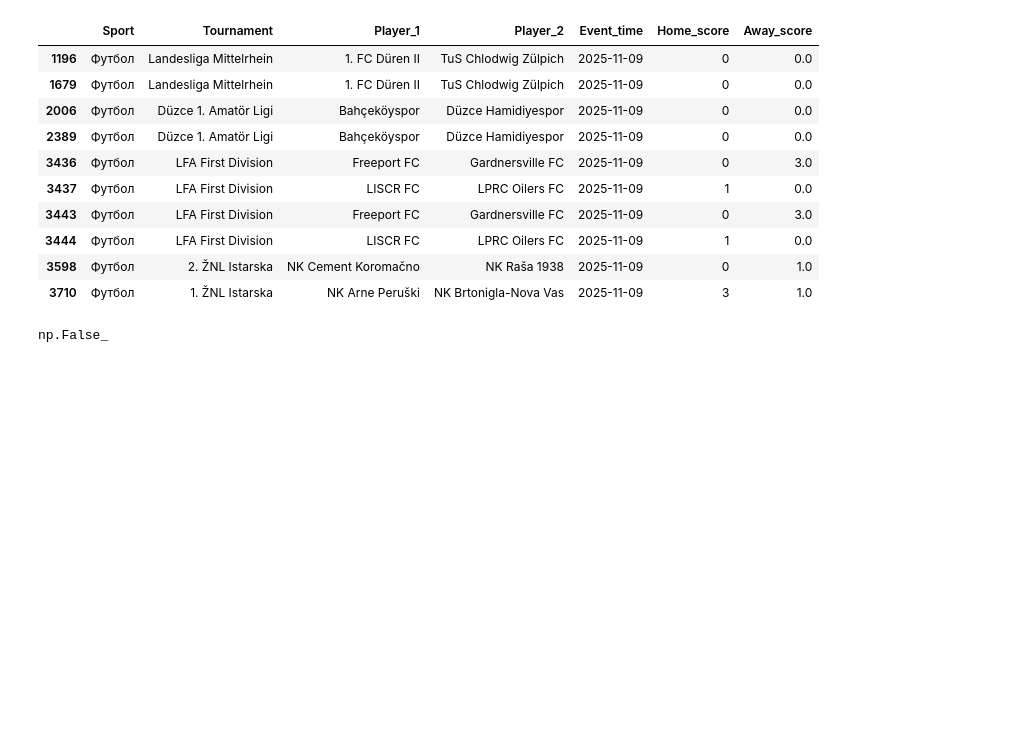
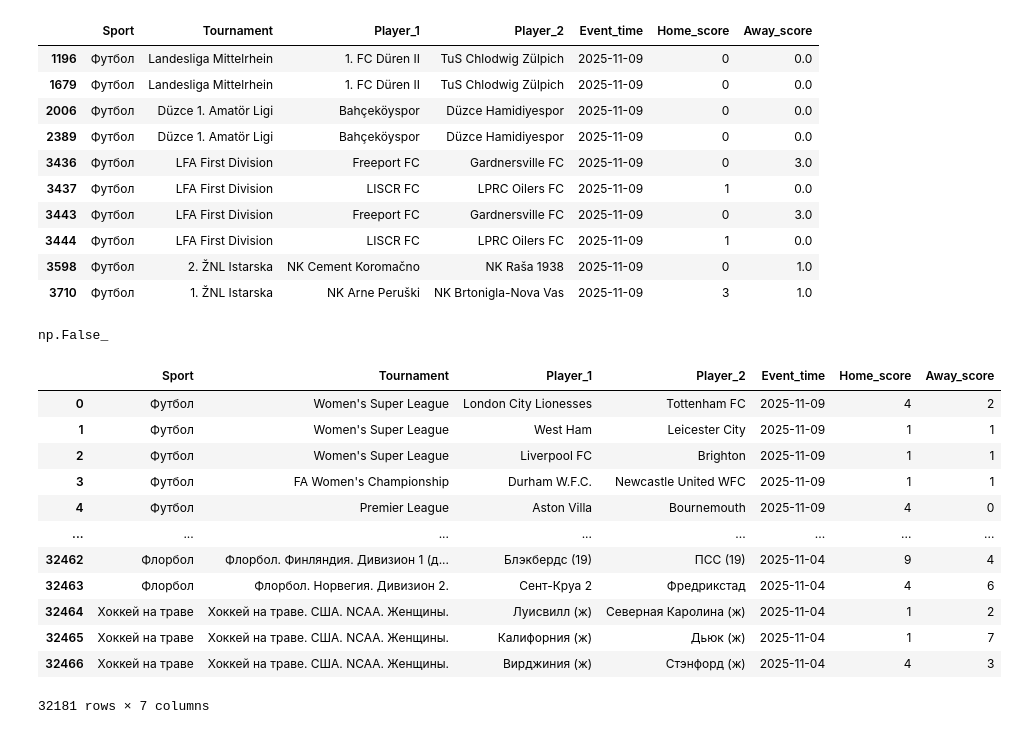
Before and after one commit to topeli/GP-2, a Jupyter notebook: ГП_2.ipynb, the cells around one changed output. Drawn from its saved outputs; the diff is of its cells as text; code cells hidden in the pictures; blank space fills up the shorter version.

```diff
--- a/ГП_2.ipynb
+++ b/ГП_2.ipynb
@@ -876,3 +874,20 @@ data_past = data_past.drop_duplicates()
 data_future.duplicated().any()
 # %% [output]
 np.False_
+# %%
+data_past['Away_score'] = data_past['Away_score'].astype('int')
+data_past
+# %% [output]
+|  | Sport | Tournament | Player_1 | Player_2 | Event_time | Home_score | Away_score |
+| 0 | Футбол | Women's Super League | London City Lionesses | Tottenham FC | 2025-11-09 | 4 | 2 |
+| 1 | Футбол | Women's Super League | West Ham | Leicester City | 2025-11-09 | 1 | 1 |
+| 2 | Футбол | Women's Super League | Liverpool FC | Brighton | 2025-11-09 | 1 | 1 |
+| 3 | Футбол | FA Women's Championship | Durham W.F.C. | Newcastle United WFC | 2025-11-09 | 1 | 1 |
+| 4 | Футбол | Premier League | Aston Villa | Bournemouth | 2025-11-09 | 4 | 0 |
+| ... | ... | ... | ... | ... | ... | ... | ... |
+| 32462 | Флорбол | Флорбол. Финляндия. Дивизион 1 (д... | Блэкбердс (19) | ПСС (19) | 2025-11-04 | 9 | 4 |
+| 32463 | Флорбол | Флорбол. Норвегия. Дивизион 2. | Сент-Круа 2 | Фредрикстад | 2025-11-04 | 4 | 6 |
+| 32464 | Хоккей на траве | Хоккей на траве. США. NCAA. Женщины. | Луисвилл (ж) | Северная Каролина (ж) | 2025-11-04 | 1 | 2 |
+| 32465 | Хоккей на траве | Хоккей на траве. США. NCAA. Женщины. | Калифорния (ж) | Дьюк (ж) | 2025-11-04 | 1 | 7 |
+| 32466 | Хоккей на траве | Хоккей на траве. США. NCAA. Женщины. | Вирджиния (ж) | Стэнфорд (ж) | 2025-11-04 | 4 | 3 |
+32181 rows × 7 columns
```
Also changed, not shown: parts of 3 cells of this notebook.
